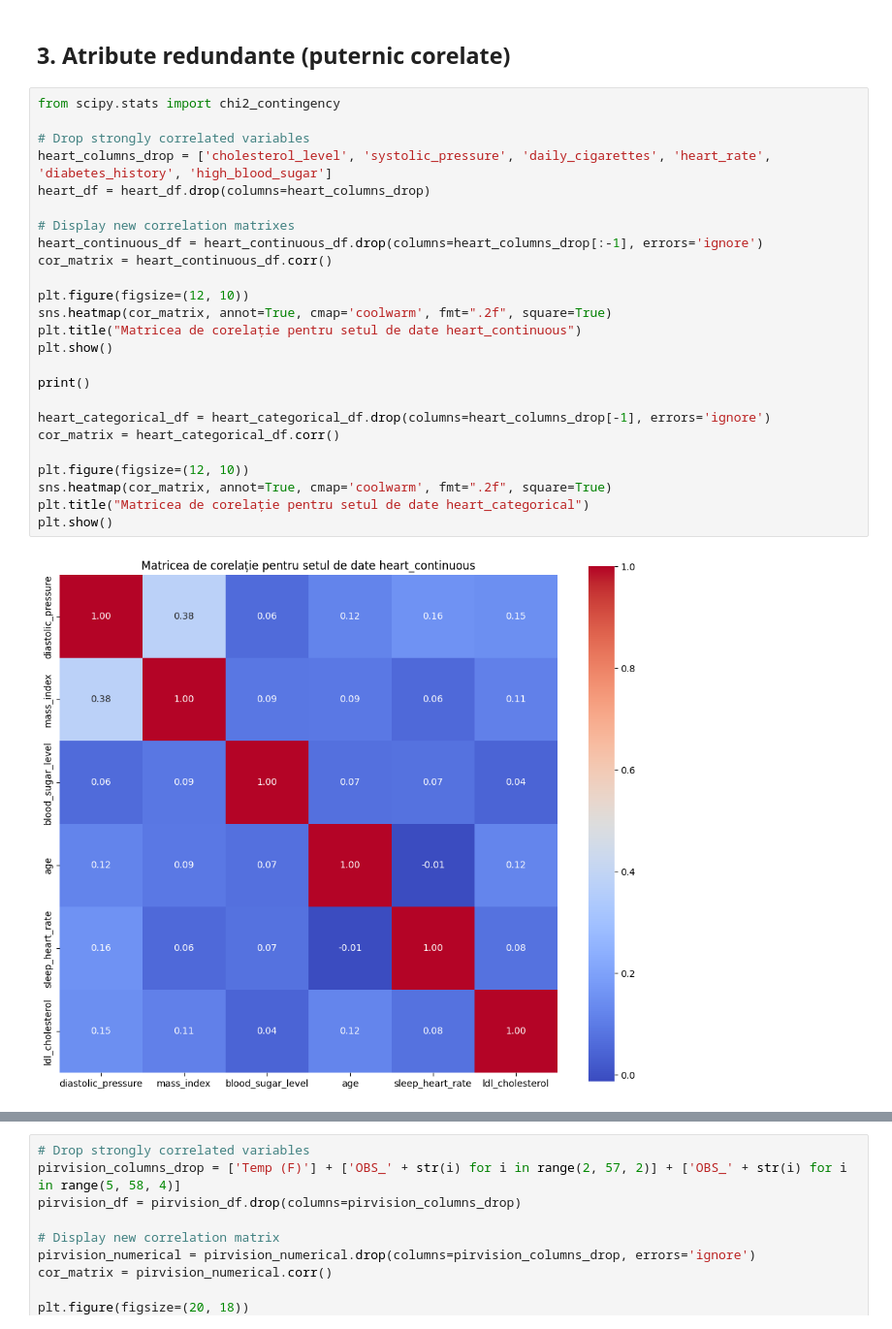
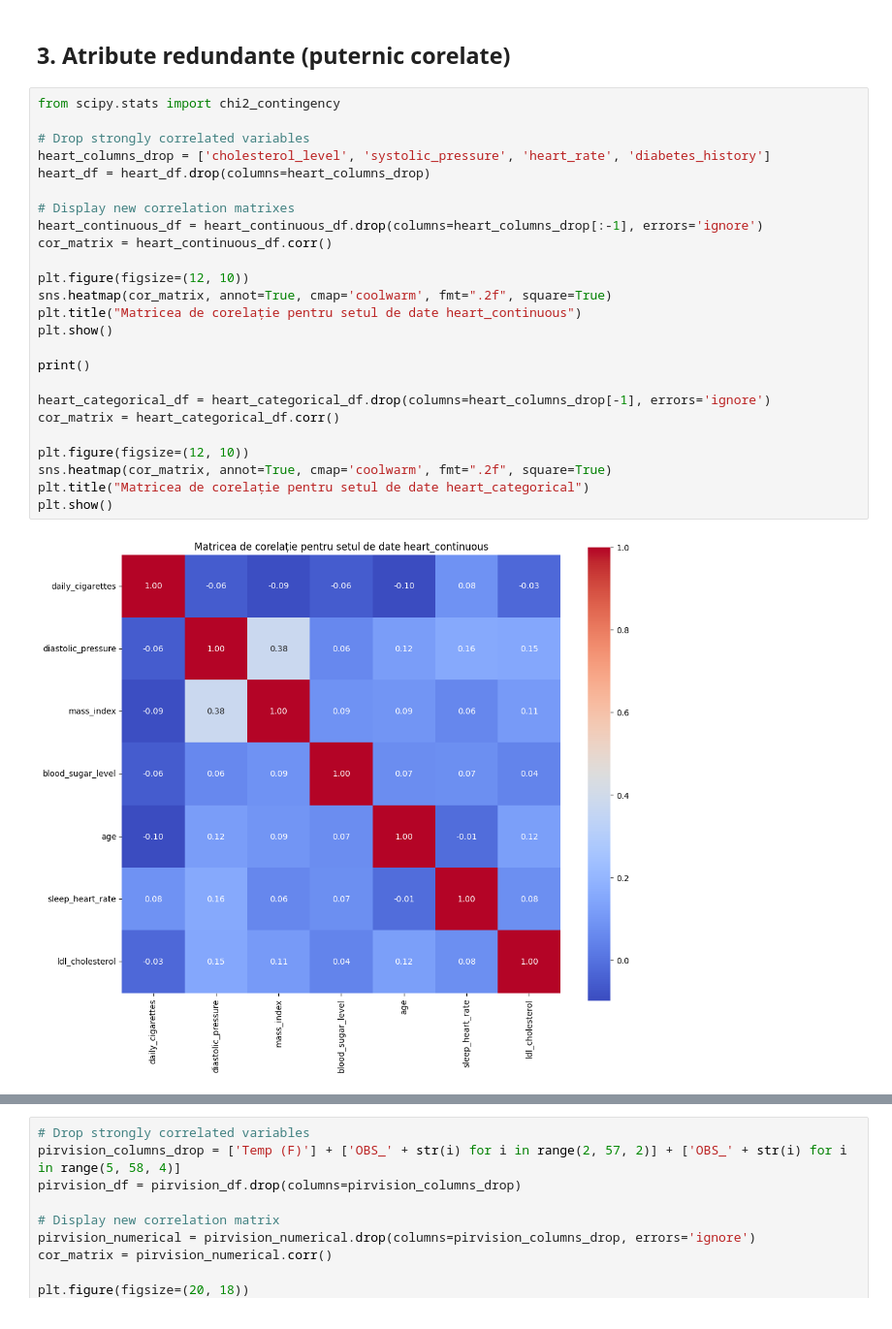
Before and after one commit to alexandradinca2908/Coronary-Disease-ML-Analysis, a Jupyter notebook: ml_aplicat.ipynb, the cells around one changed output, grey strips where cells are left out. Shown at 97% size. Drawn from its saved outputs; the diff is of its cells as text.

```diff
--- a/ml_aplicat.ipynb
+++ b/ml_aplicat.ipynb
@@ -277,27 +277,27 @@ pirvision_df[pirvision_categorical_columns] = categorical_imputer.fit_transform(
 # %%
 from scipy.stats import chi2_contingency
 
 # Drop strongly correlated variables
-heart_columns_drop = ['cholesterol_level', 'systolic_pressure', 'daily_cigarettes', 'heart_rate', 'diabetes_history', 'high_blood_sugar']
+heart_columns_drop = ['cholesterol_level', 'systolic_pressure', 'heart_rate', 'diabetes_history']
 heart_df = heart_df.drop(columns=heart_columns_drop)
 
 # Display new correlation matrixes
 heart_continuous_df = heart_continuous_df.drop(columns=heart_columns_drop[:-1], errors='ignore')
 cor_matrix = heart_continuous_df.corr()
 
 plt.figure(figsize=(12, 10))
 sns.heatmap(cor_matrix, annot=True, cmap='coolwarm', fmt=".2f", square=True)
 plt.title("Matricea de corelație pentru setul de date heart_continuous")
 plt.show()
 
 print()
 
 heart_categorical_df = heart_categorical_df.drop(columns=heart_columns_drop[-1], errors='ignore')
 cor_matrix = heart_categorical_df.corr()
 
 plt.figure(figsize=(12, 10))
 sns.heatmap(cor_matrix, annot=True, cmap='coolwarm', fmt=".2f", square=True)
 plt.title("Matricea de corelație pentru setul de date heart_categorical")
 plt.show()
 # %% [output]
-[figure, old version]
+[figure, new version]
```
Also changed, not shown: parts of 9 cells of this notebook.
